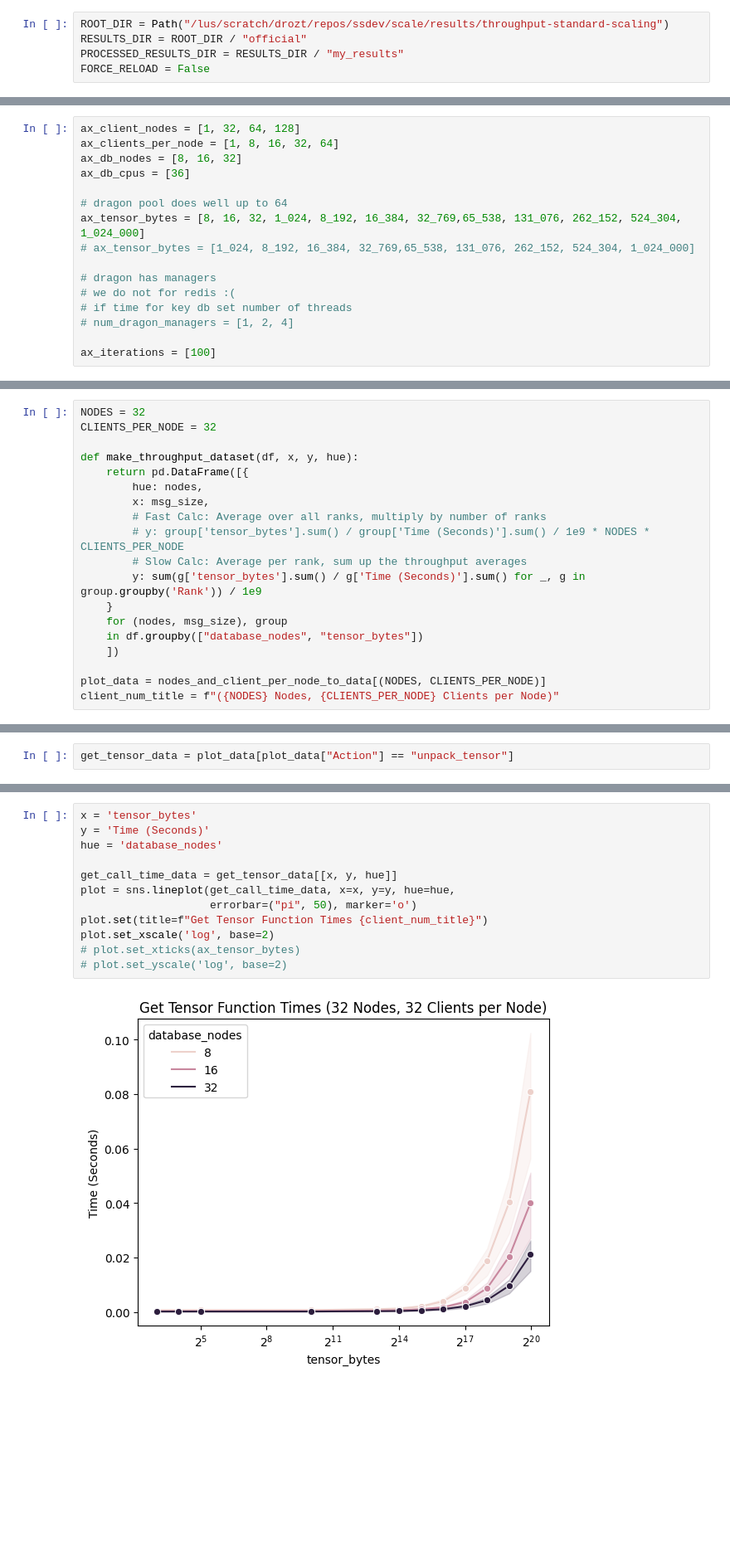
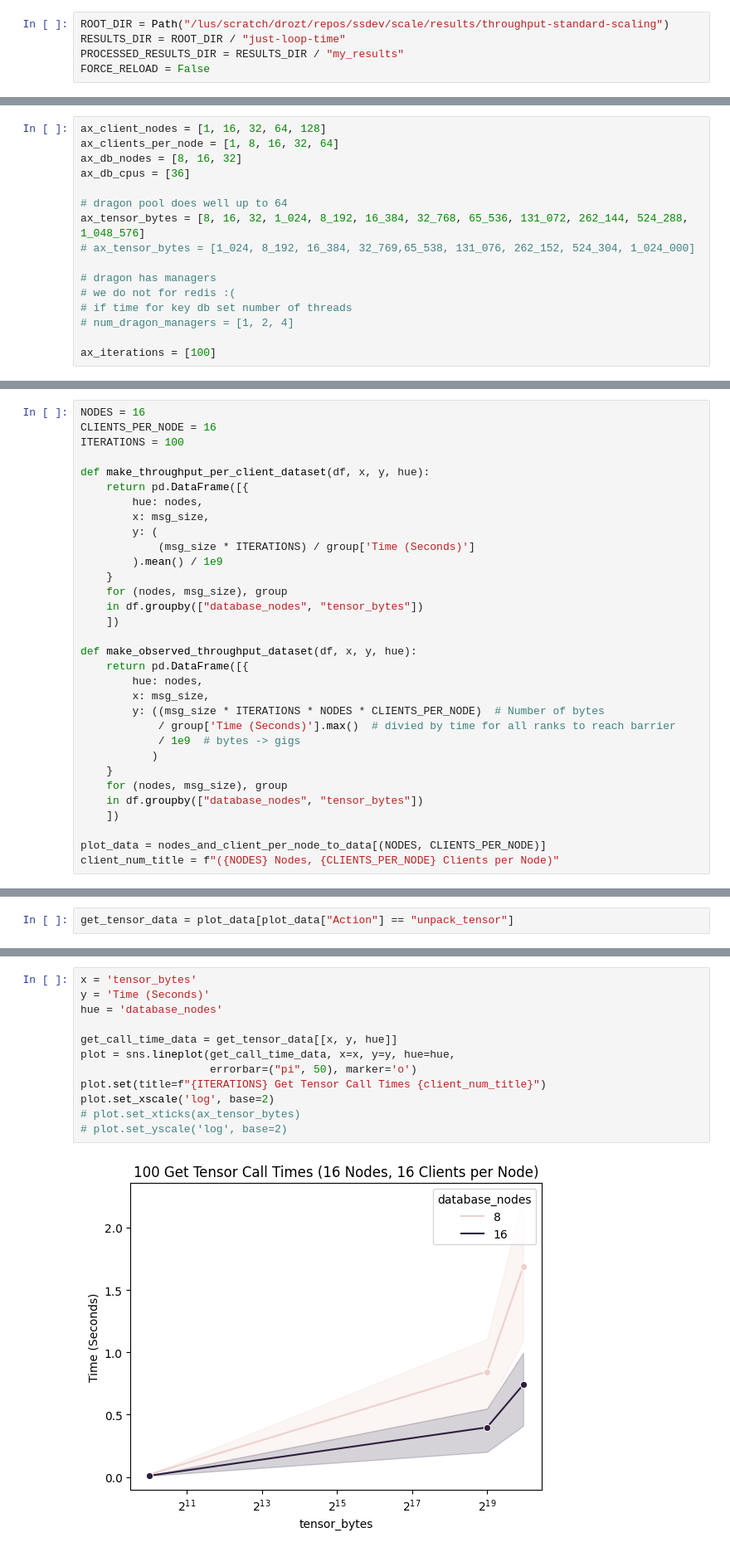
Before and after one commit to MattToast/SmartSim-Scaling, a Jupyter notebook: process.ipynb, the cells around one changed output, grey strips where cells are left out. Shown at 83% size. Saved outputs shown, nothing was run; the diff lists cells and outputs as text; blank space fills up the shorter version.

Commit message:
updates to throughput calculations per requests

```diff
--- a/process.ipynb
+++ b/process.ipynb
@@ -19,7 +19,7 @@ import seaborn as sns
 from tqdm import tqdm
 # %%
 ROOT_DIR = Path("/lus/scratch/drozt/repos/ssdev/scale/results/throughput-standard-scaling")
-RESULTS_DIR = ROOT_DIR / "official"
+RESULTS_DIR = ROOT_DIR / "just-loop-time"
 PROCESSED_RESULTS_DIR = RESULTS_DIR / "my_results"
 FORCE_RELOAD = False
 # %%
@@ -27,13 +27,13 @@ sns.set_palette('colorblind')
 # %% [markdown]
 ## Agreed upon axis for study w/ Dragon
 # %%
-ax_client_nodes = [1, 32, 64, 128]
+ax_client_nodes = [1, 16, 32, 64, 128]
 ax_clients_per_node = [1, 8, 16, 32, 64]
 ax_db_nodes = [8, 16, 32]
 ax_db_cpus = [36]
 
 # dragon pool does well up to 64
-ax_tensor_bytes = [8, 16, 32, 1_024, 8_192, 16_384, 32_769,65_538, 131_076, 262_152, 524_304, 1_024_000]
+ax_tensor_bytes = [8, 16, 32, 1_024, 8_192, 16_384, 32_768, 65_536, 131_072, 262_144, 524_288, 1_048_576]
 # ax_tensor_bytes = [1_024, 8_192, 16_384, 32_769,65_538, 131_076, 262_152, 524_304, 1_024_000]
 
 # dragon has managers
@@ -180,17 +162,30 @@ nodes_and_client_per_node_to_data = {
         .groupby(['client_nodes', 'clients_per_node']))
 }
 # %%
-NODES = 32
-CLIENTS_PER_NODE = 32
+NODES = 16
+CLIENTS_PER_NODE = 16
+ITERATIONS = 100
 
-def make_throughput_dataset(df, x, y, hue):
+def make_throughput_per_client_dataset(df, x, y, hue):
     return pd.DataFrame([{
         hue: nodes,
         x: msg_size,
-        # Fast Calc: Average over all ranks, multiply by number of ranks
-        # y: group['tensor_bytes'].sum() / group['Time (Seconds)'].sum() / 1e9 * NODES * CLIENTS_PER_NODE
-        # Slow Calc: Average per rank, sum up the throughput averages
-        y: sum(g['tensor_bytes'].sum() / g['Time (Seconds)'].sum() for _, g in group.groupby('Rank')) / 1e9
+        y: (
+            (msg_size * ITERATIONS) / group['Time (Seconds)']
+        ).mean() / 1e9
+    }
+    for (nodes, msg_size), group
+    in df.groupby(["database_nodes", "tensor_bytes"])
+    ])
+
+def make_observed_throughput_dataset(df, x, y, hue):
+    return pd.DataFrame([{
+        hue: nodes,
+        x: msg_size,
+        y: ((msg_size * ITERATIONS * NODES * CLIENTS_PER_NODE)  # Number of bytes
+            / group['Time (Seconds)'].max()  # divied by time for all ranks to reach barrier
+            / 1e9  # bytes -> gigs
+           )
     }
     for (nodes, msg_size), group
     in df.groupby(["database_nodes", "tensor_bytes"])
@@ -267,15 +277,15 @@ get_tensor_data
 # %%
 x = 'tensor_bytes'
 y = 'Time (Seconds)'
 hue = 'database_nodes'
 
 get_call_time_data = get_tensor_data[[x, y, hue]]
 plot = sns.lineplot(get_call_time_data, x=x, y=y, hue=hue,
                     errorbar=("pi", 50), marker='o')
-plot.set(title=f"Get Tensor Function Times {client_num_title}")
+plot.set(title=f"{ITERATIONS} Get Tensor Call Times {client_num_title}")
 plot.set_xscale('log', base=2)
 # plot.set_xticks(ax_tensor_bytes)
 # plot.set_yscale('log', base=2)
 # %% [output]
-[figure, old version]
+[figure, new version]
 # %% [markdown]
```
Also changed, not shown: parts of 15 cells of this notebook, 2 other files.
